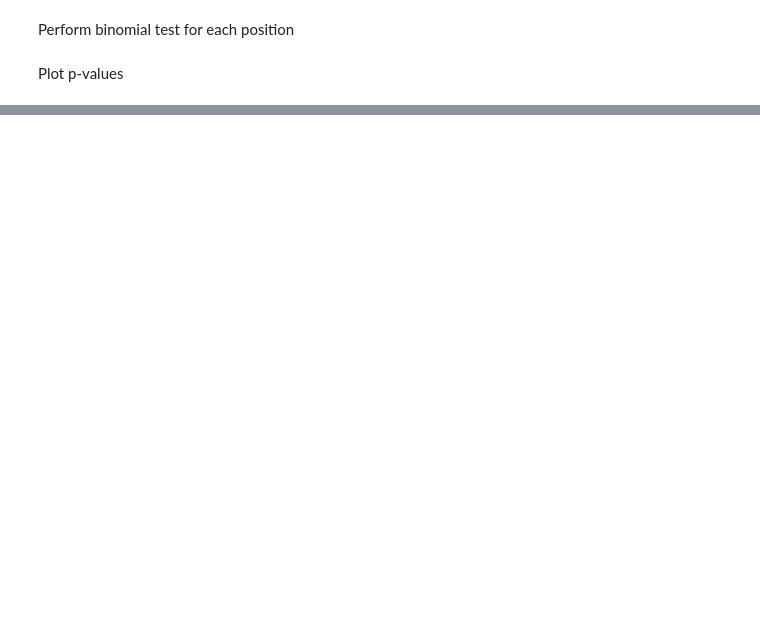
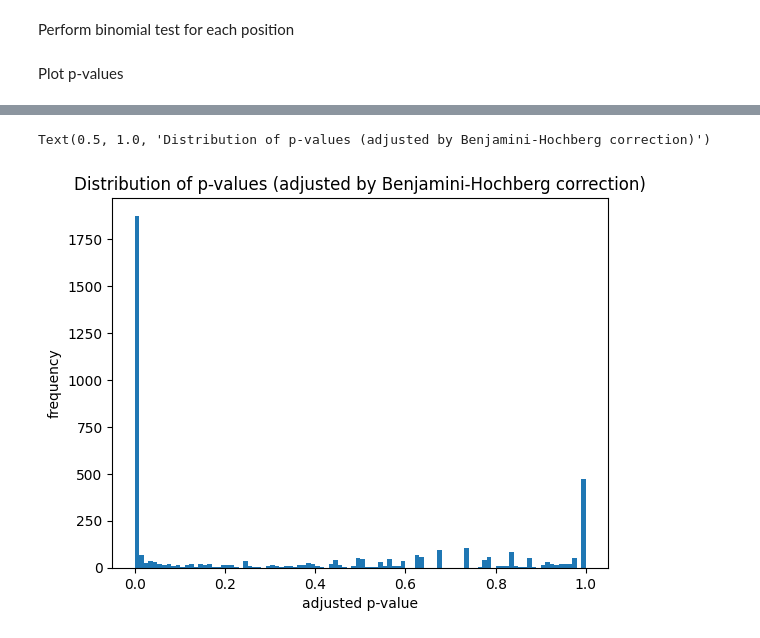
Before and after one commit to junkha/ba_biomed, a Jupyter notebook: analysis/binomial_testing.ipynb, the cells around one changed output, grey strips where cells are left out. Drawn from its saved outputs; the diff is of its cells as text; code cells hidden in the pictures; blank space fills up the shorter version.

```diff
--- a/analysis/binomial_testing.ipynb
+++ b/analysis/binomial_testing.ipynb
@@ -59,0 +69,2 @@ p_values.plot(kind="hist", title="Distribution of p-values", xlabel="p-value")
+# %%
+rejected, adjusted_p_values, _, _ = multitest.multipletests(p_values, method='fdr_bh')
@@ -59,0 +75,8 @@ p_values.plot(kind="hist", title="Distribution of p-values", xlabel="p-value")
+# %%
+plt.hist(adjusted_p_values, bins=100)
+plt.xlabel("adjusted p-value")
+plt.ylabel("frequency")
+plt.title("Distribution of p-values (adjusted by Benjamini-Hochberg correction)")
+# %% [output]
+Text(0.5, 1.0, 'Distribution of p-values (adjusted by Benjamini-Hochberg correction)')
+[figure, added]
```
Also changed, not shown: parts of 11 cells of this notebook.
